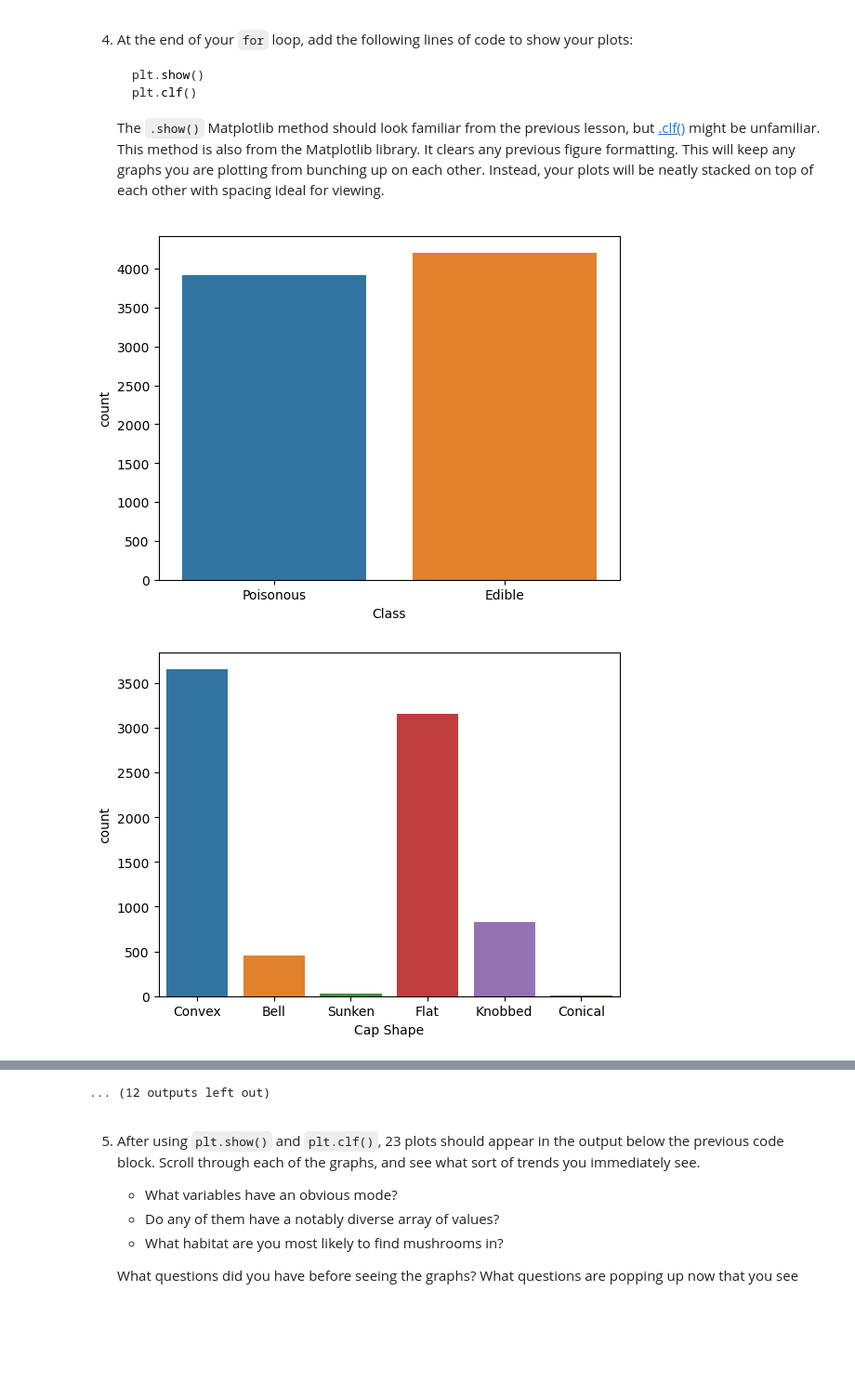
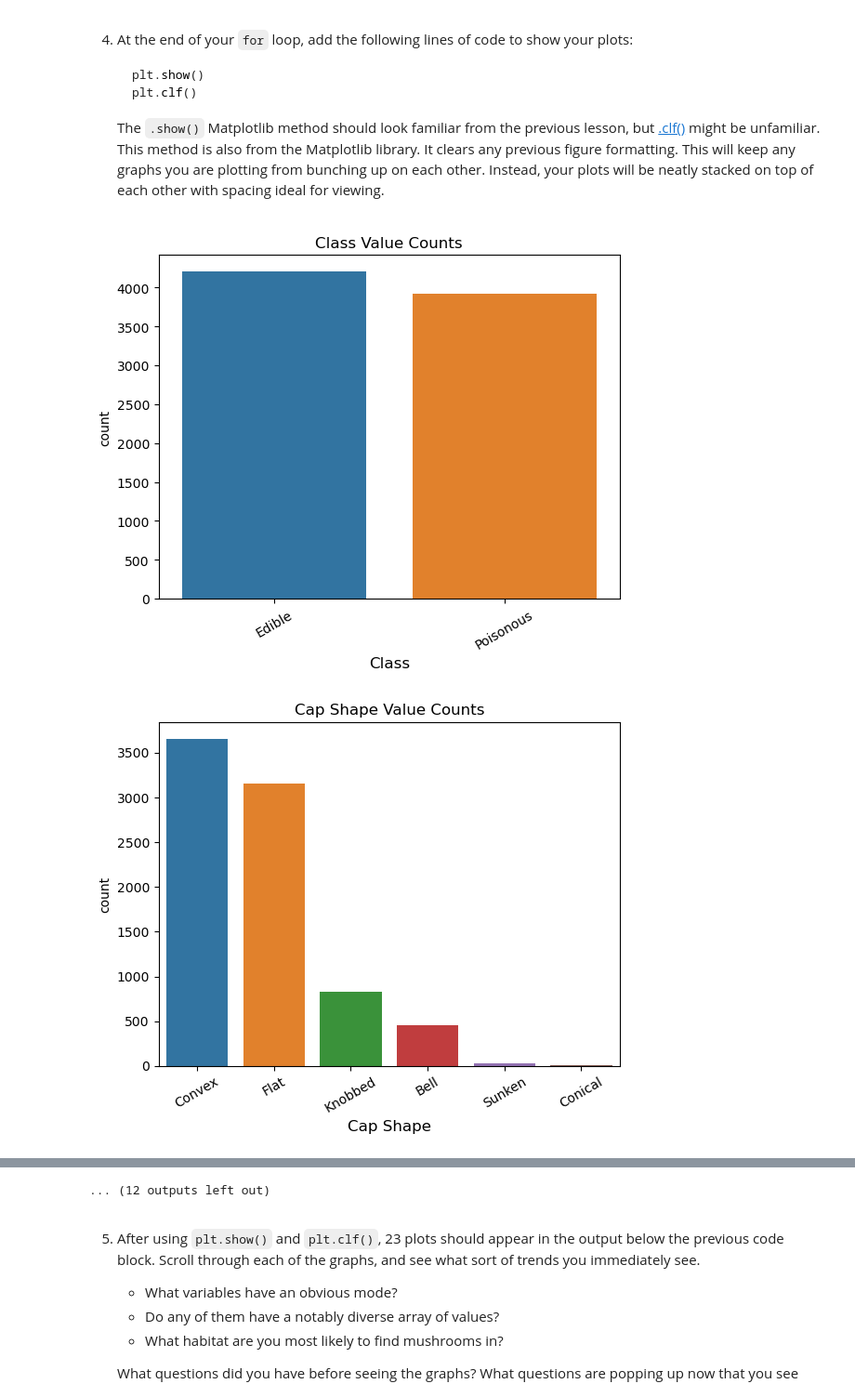
Before and after one commit to mihstr/exploring-mushrooms, a Jupyter notebook: Exploring Mushrooms.ipynb, the cells around one changed output, grey strips where cells are left out. Shown at 93% size. Saved outputs shown, nothing was run; the diff lists cells and outputs as text; code cells hidden in the pictures; blank space fills up the shorter version.

```diff
--- a/Exploring Mushrooms.ipynb
+++ b/Exploring Mushrooms.ipynb
@@ -114,9 +114,15 @@ for column in columns:
    The `.show()` Matplotlib method should look familiar from the previous lesson, but [.clf()](https://matplotlib.org/3.1.1/api/_as_gen/matplotlib.pyplot.clf.html) might be unfamiliar. This method is also from the Matplotlib library. It clears any previous figure formatting. This will keep any graphs you are plotting from bunching up on each other. Instead, your plots will be neatly stacked on top of each other with spacing ideal for viewing.
 # %%
 for column in columns:
-   sns.countplot(x=column, data=df)
+   sns.countplot(x=column, data=df, order=df[column].value_counts(ascending=False).index)
+   # rotates the value labels slightly so they don't overlap, also slightly increases font size
+   plt.xticks(rotation=30, fontsize=10)
+   # increases the variable label font size slightly to increase readability
+   plt.xlabel(column, fontsize=12)
+   plt.title(f"{column} Value Counts")
+
    plt.show()
    plt.clf()
 # %% [output]
-[figure, old version]
+[figure, new version]
-[figure, old version]
+[figure, new version]
```
Also changed, not shown: parts of 1 cell of this notebook.
